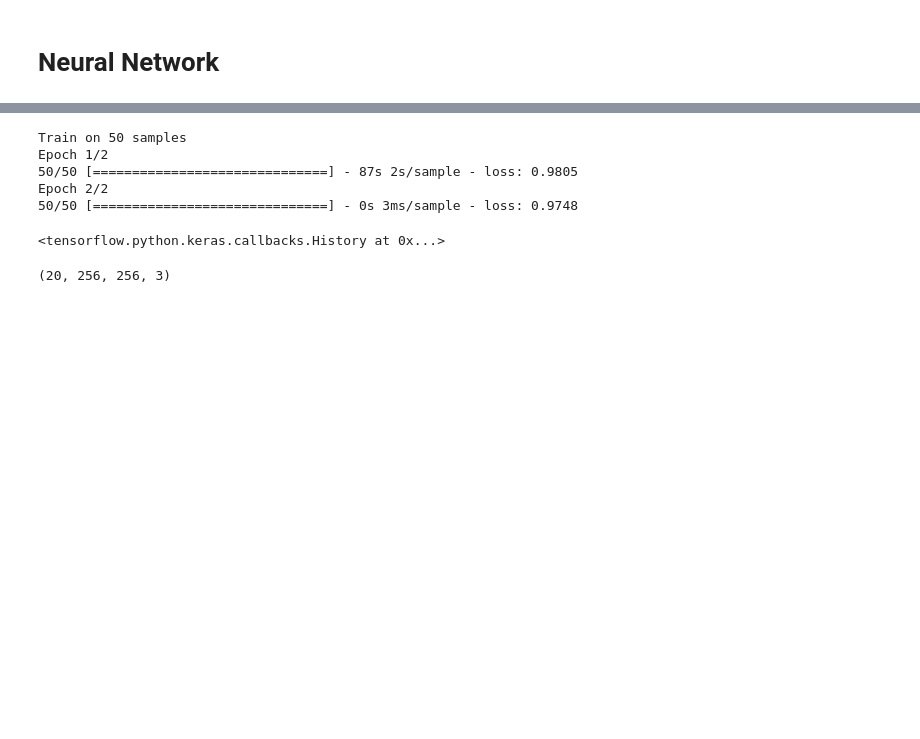
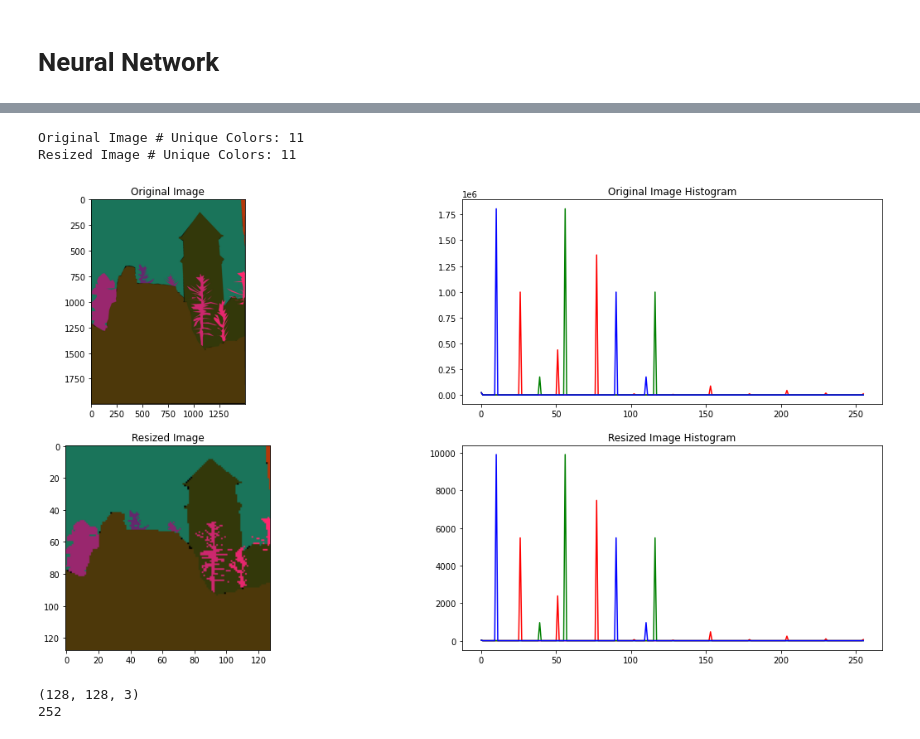
Before and after one commit to KhelmholtzR/ProglearnSceneSegmentation, a Jupyter notebook: NN/nn.ipynb, the cells around one changed output, grey strips where cells are left out. Drawn from its saved outputs; the diff is of its cells as text; code cells hidden in the pictures; blank space fills up the shorter version.

```diff
--- a/NN/nn.ipynb
+++ b/NN/nn.ipynb
@@ -69,0 +67,6 @@ def unet(input, num_input_neurons=64):
+# %%
+%%time
+# change flatten_imgs to True or False depending on how you want to load the data
+flatten_imgs = False
+X, Y = load_images(flatten_imgs)
+print(X.shape, X[0], X[0].shape)
@@ -69,0 +91,55 @@ def unet(input, num_input_neurons=64):
+# %%
+def load_image(image, mask):
+  input_image = tf.image.resize(image, (128, 128), method='nearest')
+  input_mask = tf.image.resize(mask, (128, 128), method='nearest')
+
+
+  return input_image, input_mask
+# %%
+X_data = np.zeros((X.shape[0], 128, 128, 3))
+Y_data = np.zeros((Y.shape[0], 128, 128, 3))
+for i, (x, y) in enumerate(zip(X, Y)):
+    X_data[i], Y_data[i] = tf.cast(load_image(x,y), tf.int32)
+# %%
+colors = ("red", "green", "blue")
+channel_ids = (0, 1, 2)
+for i in range(1):
+    plt.figure(figsize=(20,10))
+    plt.subplot(2,2,1)
+    plt.imshow(Y[i])
+    plt.title("Original Image")
+    plt.subplot(2,2,2)
+    for channel_id, c in zip(channel_ids, colors):
+        histogram, bin_edges = np.histogram(
+            Y[i][:, :, channel_id], bins=256, range=(0, 256)
+        )
+        plt.plot(bin_edges[0:-1], histogram, color=c)
+    plt.title("Original Image Histogram")
+    print("Original Image # Unique Colors:", len(np.unique(Y[i].reshape(-1, 3), axis=0)))
+    plt.subplot(2,2,3)
+    plt.imshow(tf.cast(Y_data[i],tf.int32))
+    plt.title("Resized Image")
+    plt.subplot(2,2,4)
+    for channel_id, c in zip(channel_ids, colors):
+        histogram, bin_edges = np.histogram(
+            Y_data[i][:, :, channel_id], bins=256, range=(0, 256)
+        )
+        plt.plot(bin_edges[0:-1], histogram, color=c)
+    plt.title("Resized Image Histogram")
+    print("Resized Image # Unique Colors:", len(np.unique(Y_data[i].reshape(-1,3),axis=0)))
+# %% [output]
+Original Image # Unique Colors: 11
+Resized Image # Unique Colors: 11
+[figure, added]
+# %%
+# hyperparameters
+
+n_tasks = 10
+n_batches = 3
+n_classes = len(np.unique(Y_data.reshape(-1, 3)))
+
+print(X_data[0].shape)
+print(n_classes)
+# %% [output]
+(128, 128, 3)
+252
@@ -70,16 +148,4 @@ def unet(input, num_input_neurons=64):
 # %%
-network.compile(optimizer='adam', loss=keras.losses.BinaryCrossentropy(from_logits=True))
-
-network.fit(X_train, y_train, batch_size=12, epochs=2)
+model.compile(optimizer='adam',
+              loss=keras.losses.SparseCategoricalCrossentropy(from_logits=True),
+              metrics=['accuracy'])
-# %% [output]
-Train on 50 samples
-Epoch 1/2
-50/50 [==============================] - 87s 2s/sample - loss: 0.9805
-Epoch 2/2
-50/50 [==============================] - 0s 3ms/sample - loss: 0.9748
-<tensorflow.python.keras.callbacks.History at 0x...>
-# %%
-y_test = network.predict(np.random.randn(20,256,256,3))
-print(y_test.shape)
-# %% [output]
-(20, 256, 256, 3)
```
Also changed, not shown: parts of 17 cells of this notebook, 1 other file.
